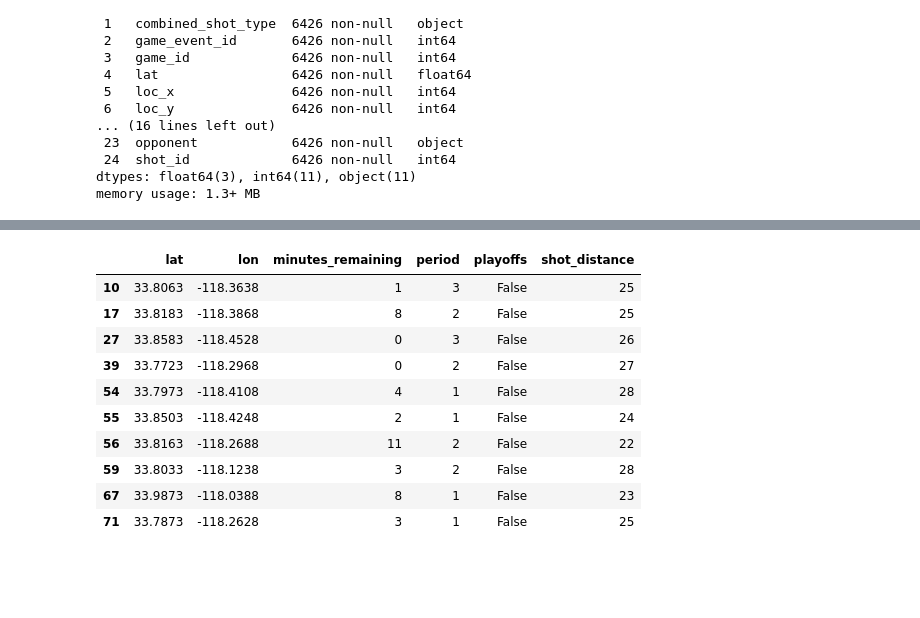
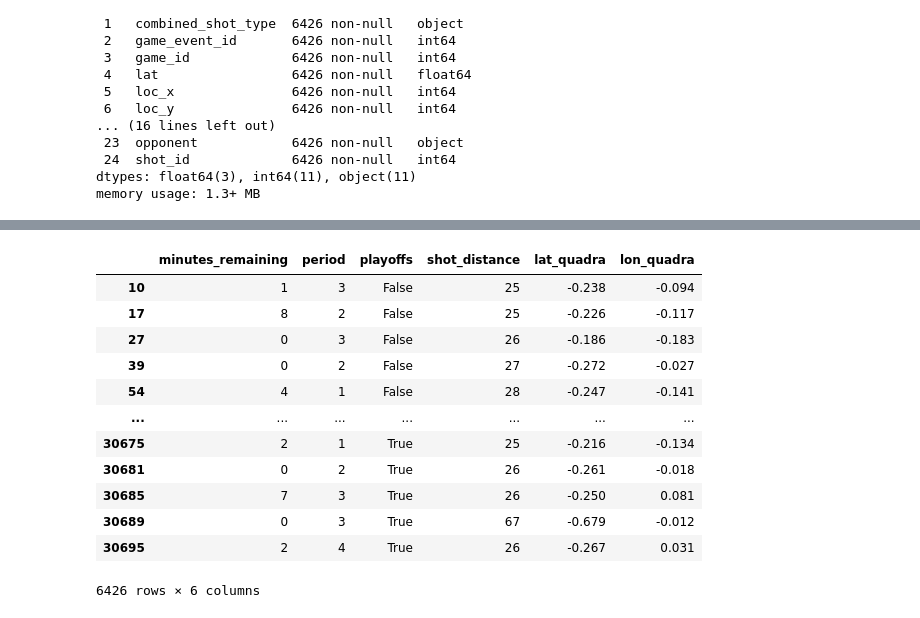
Before and after one commit to roriblim/kobe-PD, a Jupyter notebook: notebooks/05.predict_com_prod.ipynb, the cells around one changed output, grey strips where cells are left out. Drawn from its saved outputs; the diff is of its cells as text; code cells hidden in the pictures; blank space fills up the shorter version.

Commit message:
continuando a refatoracao - predict de prod direto do modelo

```diff
--- a/notebooks/05.predict_com_prod.ipynb
+++ b/notebooks/05.predict_com_prod.ipynb
@@ -89,23 +89,27 @@ Data columns (total 25 columns):
 dtypes: float64(3), int64(11), object(11)
 memory usage: 1.3+ MB
 # %%
-data_processed = (rows[['lat', 'lon','minutes_remaining','period','playoffs','shot_distance']]
+data_processed_x = (data_prod[['lat', 'lon','minutes_remaining','period','playoffs','shot_distance']]
         .assign(playoffs = lambda x: x['playoffs'].astype(bool))
        )
-# if "playoffs" in rows.columns:
-#    data_processed["playoffs"] = data_processed["playoffs"].astype(bool)
-data_processed
+data_processed_x['lat_quadra'] = data_processed_x['lat'] - 34.0443
+data_processed_x['lon_quadra'] = data_processed_x['lon'] + 118.2698
+data_processed_x = data_processed_x.drop(columns=["lat", "lon"])
+
+data_processed_x
 # %% [output]
 [interactive output not drawn]
-|  | lat | lon | minutes_remaining | period | playoffs | shot_distance |
-| 10 | 33.8063 | -118.3638 | 1 | 3 | False | 25 |
-| 17 | 33.8183 | -118.3868 | 8 | 2 | False | 25 |
-| 27 | 33.8583 | -118.4528 | 0 | 3 | False | 26 |
-| 39 | 33.7723 | -118.2968 | 0 | 2 | False | 27 |
-| 54 | 33.7973 | -118.4108 | 4 | 1 | False | 28 |
-| 55 | 33.8503 | -118.4248 | 2 | 1 | False | 24 |
-| 56 | 33.8163 | -118.2688 | 11 | 2 | False | 22 |
-| 59 | 33.8033 | -118.1238 | 3 | 2 | False | 28 |
-| 67 | 33.9873 | -118.0388 | 8 | 1 | False | 23 |
-| 71 | 33.7873 | -118.2628 | 3 | 1 | False | 25 |
+|  | minutes_remaining | period | playoffs | shot_distance | lat_quadra | lon_quadra |
+| 10 | 1 | 3 | False | 25 | -0.238 | -0.094 |
+| 17 | 8 | 2 | False | 25 | -0.226 | -0.117 |
+| 27 | 0 | 3 | False | 26 | -0.186 | -0.183 |
+| 39 | 0 | 2 | False | 27 | -0.272 | -0.027 |
+| 54 | 4 | 1 | False | 28 | -0.247 | -0.141 |
+| ... | ... | ... | ... | ... | ... | ... |
+| 30675 | 2 | 1 | True | 25 | -0.216 | -0.134 |
+| 30681 | 0 | 2 | True | 26 | -0.261 | -0.018 |
+| 30685 | 7 | 3 | True | 26 | -0.250 | 0.081 |
+| 30689 | 0 | 3 | True | 67 | -0.679 | -0.012 |
+| 30695 | 2 | 4 | True | 26 | -0.267 | 0.031 |
+6426 rows × 6 columns
 # %%
```
Also changed, not shown: parts of 14 cells of this notebook, 1 other file.
